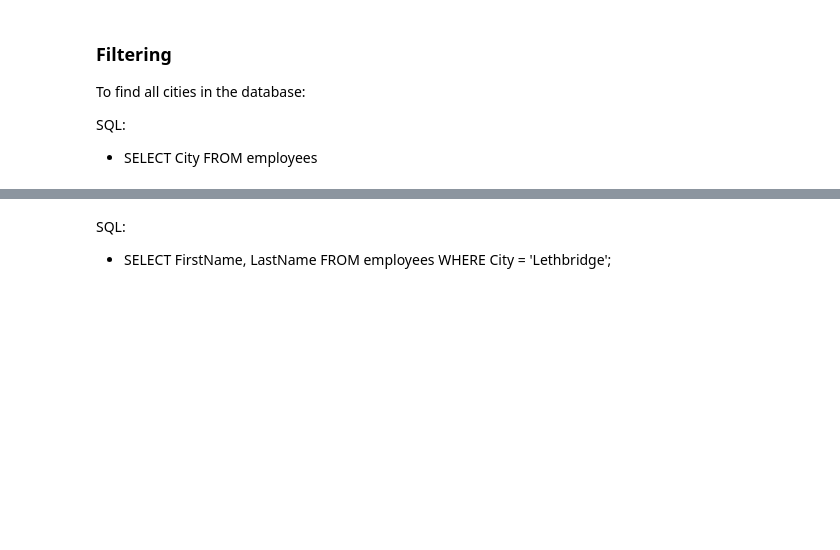
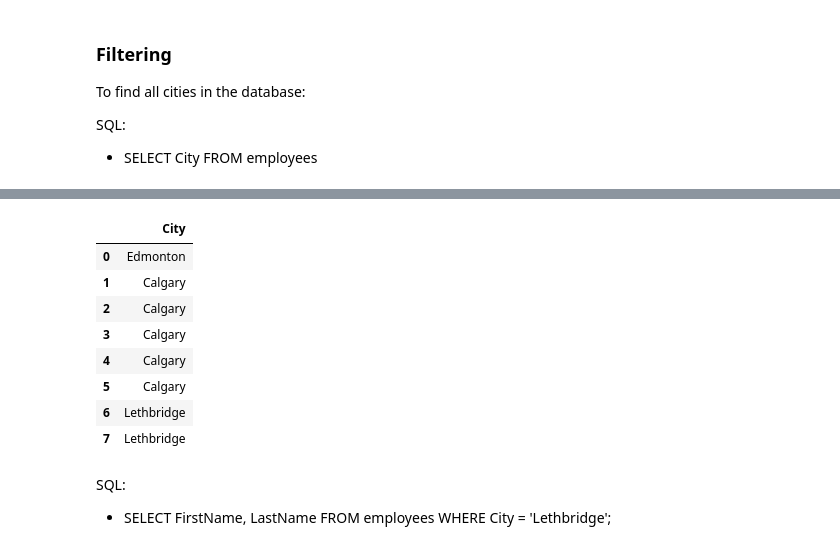
Before and after one commit to alexdiem/sc_sintef_advanced_python_course, a Jupyter notebook: L02_db/L02-1_sqlalchemy.ipynb, the cells around one changed output, grey strips where cells are left out. Saved outputs shown, nothing was run; the diff lists cells and outputs as text; code cells hidden in the pictures; blank space fills up the shorter version.

```diff
--- a/L02_db/L02-1_sqlalchemy.ipynb
+++ b/L02_db/L02-1_sqlalchemy.ipynb
@@ -139,5 +146,8 @@ SQL:
 query = db.select([employees.columns.City])
 ResultProxy = connection.execute(query)
 ResultSet = ResultProxy.fetchall()
-ResultSet
+print(ResultSet)
+
+df = pd.read_sql_query(query, engine)
+df
 # %% [output]
@@ -152,3 +155,12 @@ ResultSet
+|  | City |
+| 0 | Edmonton |
+| 1 | Calgary |
+| 2 | Calgary |
+| 3 | Calgary |
+| 4 | Calgary |
+| 5 | Calgary |
+| 6 | Lethbridge |
+| 7 | Lethbridge |
 # %% [markdown]
 SQL:
 
```
Also changed, not shown: parts of 8 cells of this notebook.
